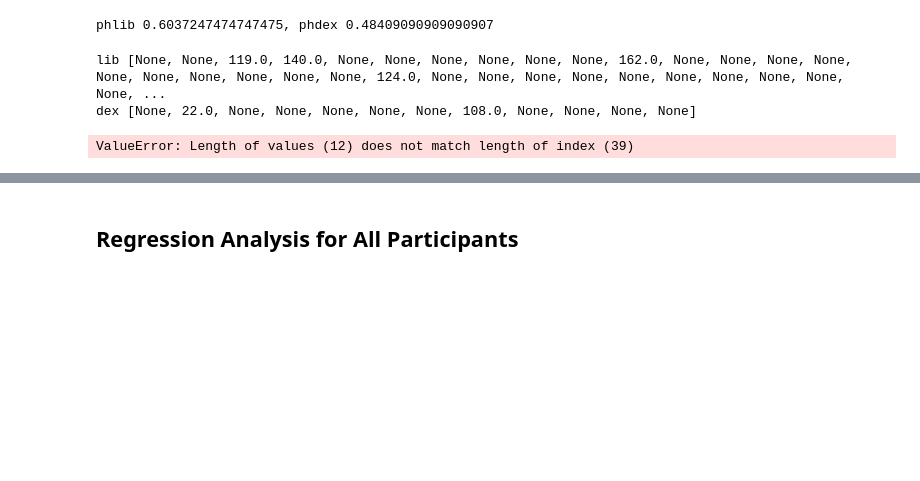
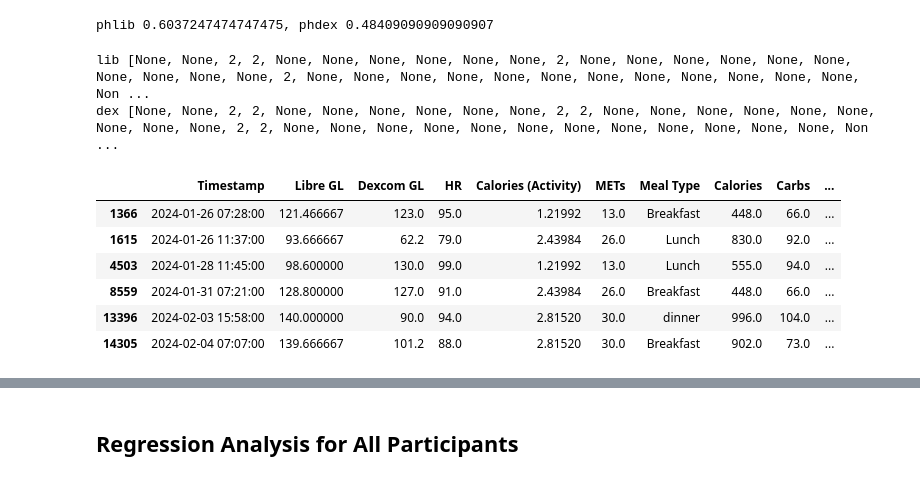
Before and after one commit to vviggyy/drp25, a Jupyter notebook: analysis.ipynb, the cells around one changed output, grey strips where cells are left out. Drawn from its saved outputs; the diff is of its cells as text; code cells hidden in the pictures; blank space fills up the shorter version.

```diff
--- a/analysis.ipynb
+++ b/analysis.ipynb
@@ -180,12 +208,18 @@ print(f"phlib {ph_lib}, phdex {ph_dex}")
 [figure]
 phlib 0.6037247474747475, phdex 0.48409090909090907
 # %%
-mldf = get_glucose_response(df)
+mldf = get_glucose_response(df, unhealthy=True, discrete=True)
 mldf
 # %% [output]
-lib [None, None, 119.0, 140.0, None, None, None, None, None, None, 162.0, None, None, None, None, None, None, None, None, None, None, 124.0, None, None, None, None, None, None, None, None, None, None, ...
-dex [None, 22.0, None, None, None, None, None, 108.0, None, None, None, None]
+lib [None, None, 2, 2, None, None, None, None, None, None, 2, None, None, None, None, None, None, None, None, None, None, 2, None, None, None, None, None, None, None, None, None, None, None, None, Non ...
+dex [None, None, 2, 2, None, None, None, None, None, None, 2, 2, None, None, None, None, None, None, None, None, None, 2, 2, None, None, None, None, None, None, None, None, None, None, None, None, Non ...
-ValueError: Length of values (12) does not match length of index (39)
+|  | Timestamp | Libre GL | Dexcom GL | HR | Calories (Activity) | METs | Meal Type | Calories | Carbs | ... |
+| 1366 | 2024-01-26 07:28:00 | 121.466667 | 123.0 | 95.0 | 1.21992 | 13.0 | Breakfast | 448.0 | 66.0 | ... |
+| 1615 | 2024-01-26 11:37:00 | 93.666667 | 62.2 | 79.0 | 2.43984 | 26.0 | Lunch | 830.0 | 92.0 | ... |
+| 4503 | 2024-01-28 11:45:00 | 98.600000 | 130.0 | 99.0 | 1.21992 | 13.0 | Lunch | 555.0 | 94.0 | ... |
+| 8559 | 2024-01-31 07:21:00 | 128.800000 | 127.0 | 91.0 | 2.43984 | 26.0 | Breakfast | 448.0 | 66.0 | ... |
+| 13396 | 2024-02-03 15:58:00 | 140.000000 | 90.0 | 94.0 | 2.81520 | 30.0 | dinner | 996.0 | 104.0 | ... |
+| 14305 | 2024-02-04 07:07:00 | 139.666667 | 101.2 | 88.0 | 2.81520 | 30.0 | Breakfast | 902.0 | 73.0 | ... |
 # %%
 X = mldf[['Calories', 'Carbs', 'Protein', 'Fat', 'Fiber']]
 #X = mldf[['Calories', 'Carbs', 'Protein', 'Fat']]
```
Also changed, not shown: parts of 10 cells of this notebook.
